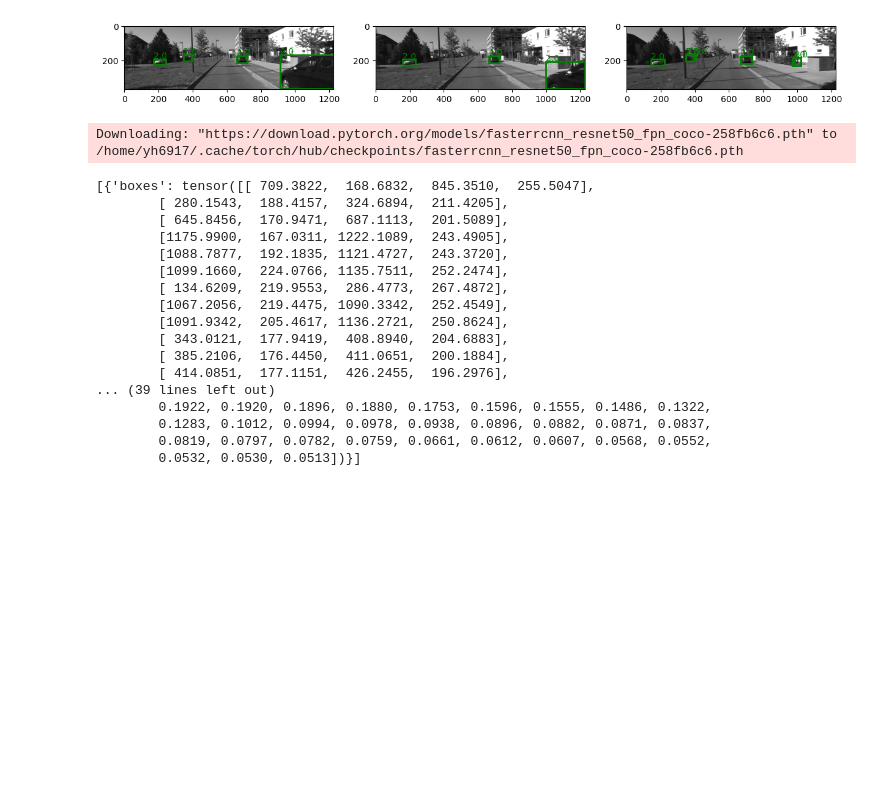
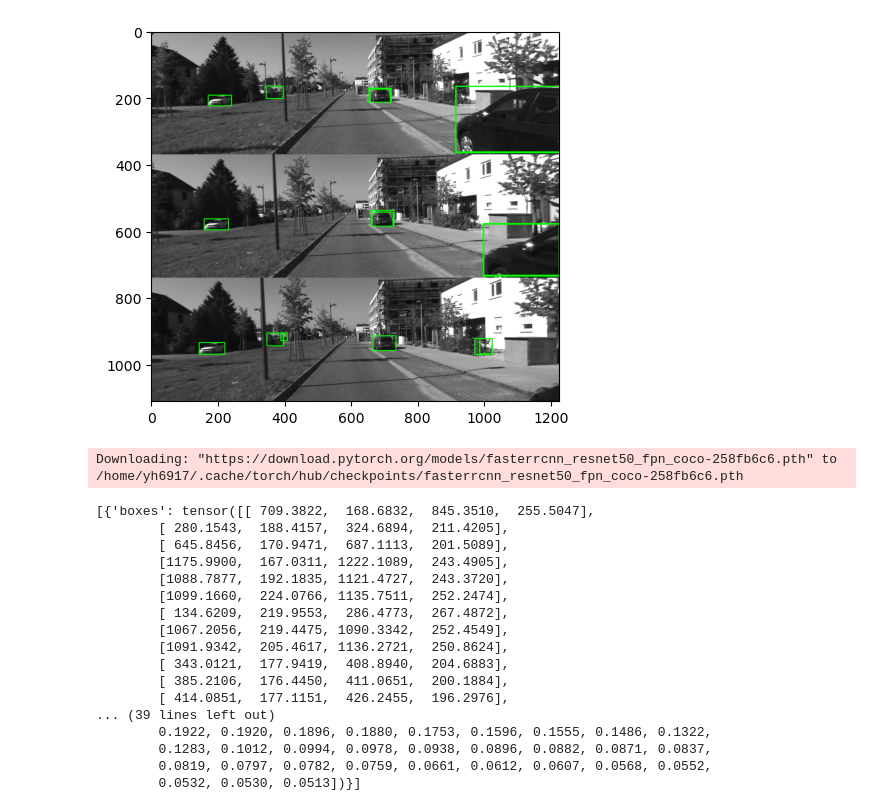
Before and after one commit to hang-yin/RoI-bounded-Visual-Odometry, a Jupyter notebook: experiment/objects_experiment.ipynb, the cells around one changed output. Cells and saved outputs as stored; diff of their text form; code cells hidden in the pictures; blank space fills up the shorter version.

```diff
--- a/experiment/objects_experiment.ipynb
+++ b/experiment/objects_experiment.ipynb
@@ -52,7 +47,7 @@ device = torch.device("cuda:0" if torch.cuda.is_available() else "cpu")
 model = models.get("yolo_nas_s", pretrained_weights="coco").to(device)
 
 def object_detection(image):
-    for item in model.predict(image, conf=0.3)._images_prediction_lst:
+    for item in model.predict(image, conf=0.5)._images_prediction_lst:
         bboxes = item.prediction.bboxes_xyxy
         labels = item.prediction.labels
         return bboxes, labels
@@ -62,31 +57,30 @@ def object_detection(image):
 https://github.com/Deci-AI/super-gradients/blob/master/LICENSE.YOLONAS.md
 By downloading the pre-trained weight files you agree to comply with these terms.
-# %%
-# detect objects in 3 frames
-bboxes1, labels1 = object_detection(img1)
-bboxes2, labels2 = object_detection(img2)
-bboxes3, labels3 = object_detection(img3)
-
-# show detected objects
-plt.figure(figsize=(15, 15))
-plt.subplot(131)
-plt.imshow(img1)
-for bbox, label in zip(bboxes1, labels1):
-    plt.gca().add_patch(plt.Rectangle((bbox[0], bbox[1]), (bbox[2] - bbox[0]), (bbox[3] - bbox[1]), fill=False, edgecolor='g', linewidth=2))
-    plt.text(bbox[0], bbox[1] - 3, str(label), color='g')
-plt.subplot(132)
-plt.imshow(img2)
-for bbox, label in zip(bboxes2, labels2):
-    plt.gca().add_patch(plt.Rectangle((bbox[0], bbox[1]), (bbox[2] - bbox[0]), (bbox[3] - bbox[1]), fill=False, edgecolor='g', linewidth=2))
-    plt.text(bbox[0], bbox[1] - 3, str(label), color='g')
-plt.subplot(133)
-plt.imshow(img3)
-for bbox, label in zip(bboxes3, labels3):
-    plt.gca().add_patch(plt.Rectangle((bbox[0], bbox[1]), (bbox[2] - bbox[0]), (bbox[3] - bbox[1]), fill=False, edgecolor='g', linewidth=2))
-    plt.text(bbox[0], bbox[1] - 3, str(label), color='g')
-plt.show()
-# %% [output]
-[figure, removed]
+# %%
+# detect objects in 3 frames
+bboxes1, labels1 = object_detection(img1)
+bboxes2, labels2 = object_detection(img2)
+bboxes3, labels3 = object_detection(img3)
+
+# show detected objects vertically
+img1 = img1.copy()
+img2 = img2.copy()
+img3 = img3.copy()
+
+for bbox in bboxes1:
+    img1 = cv2.rectangle(img1, (int(bbox[0]), int(bbox[1])), (int(bbox[2]), int(bbox[3])), (0, 255, 0), 2)
+
+for bbox in bboxes2:
+    img2 = cv2.rectangle(img2, (int(bbox[0]), int(bbox[1])), (int(bbox[2]), int(bbox[3])), (0, 255, 0), 2)
+
+for bbox in bboxes3:
+    img3 = cv2.rectangle(img3, (int(bbox[0]), int(bbox[1])), (int(bbox[2]), int(bbox[3])), (0, 255, 0), 2)
+
+img = np.concatenate((img1, img2, img3), axis=0)
+plt.imshow(img)
+plt.show()
+# %% [output]
+[figure, added]
 # %%
 
 
```
Also changed, not shown: parts of 4 cells of this notebook, 6 other files.
